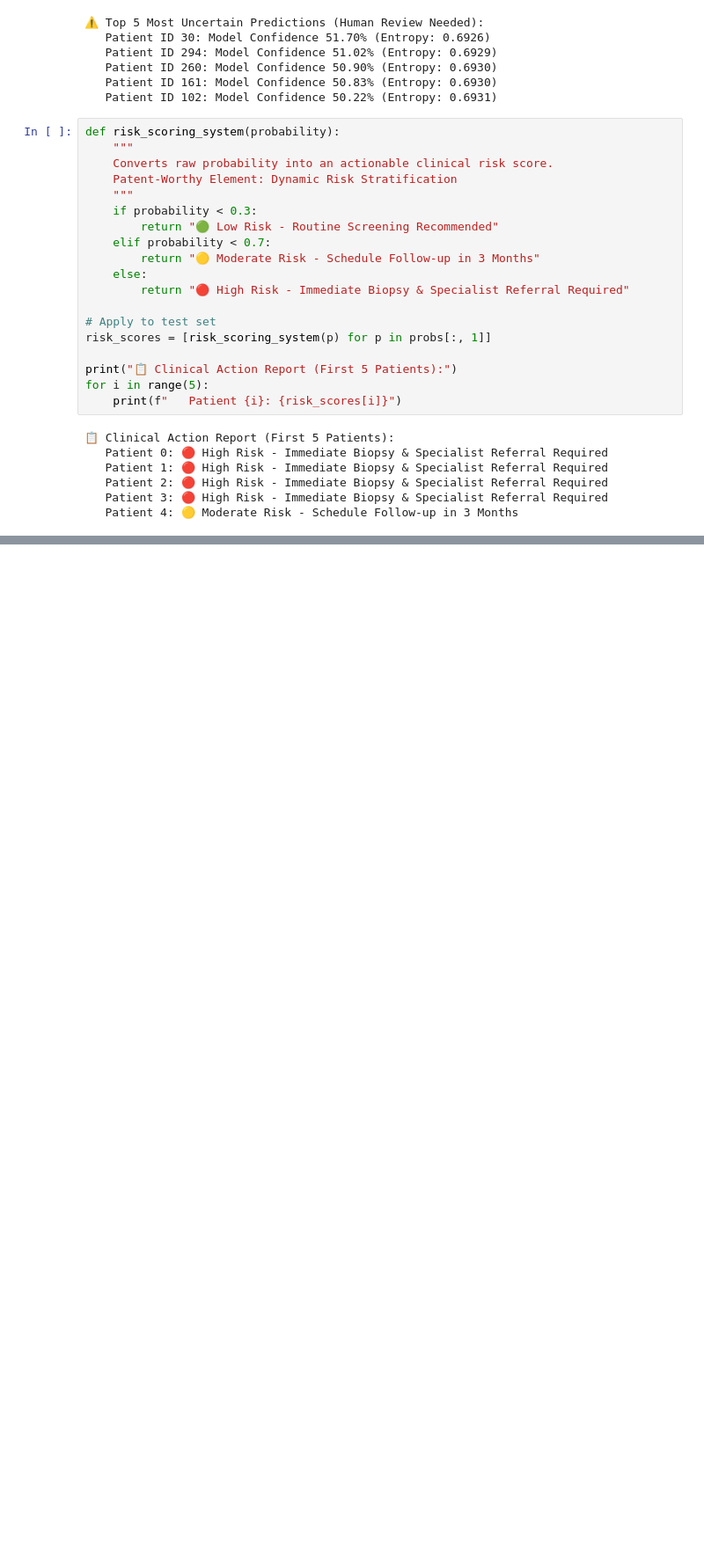
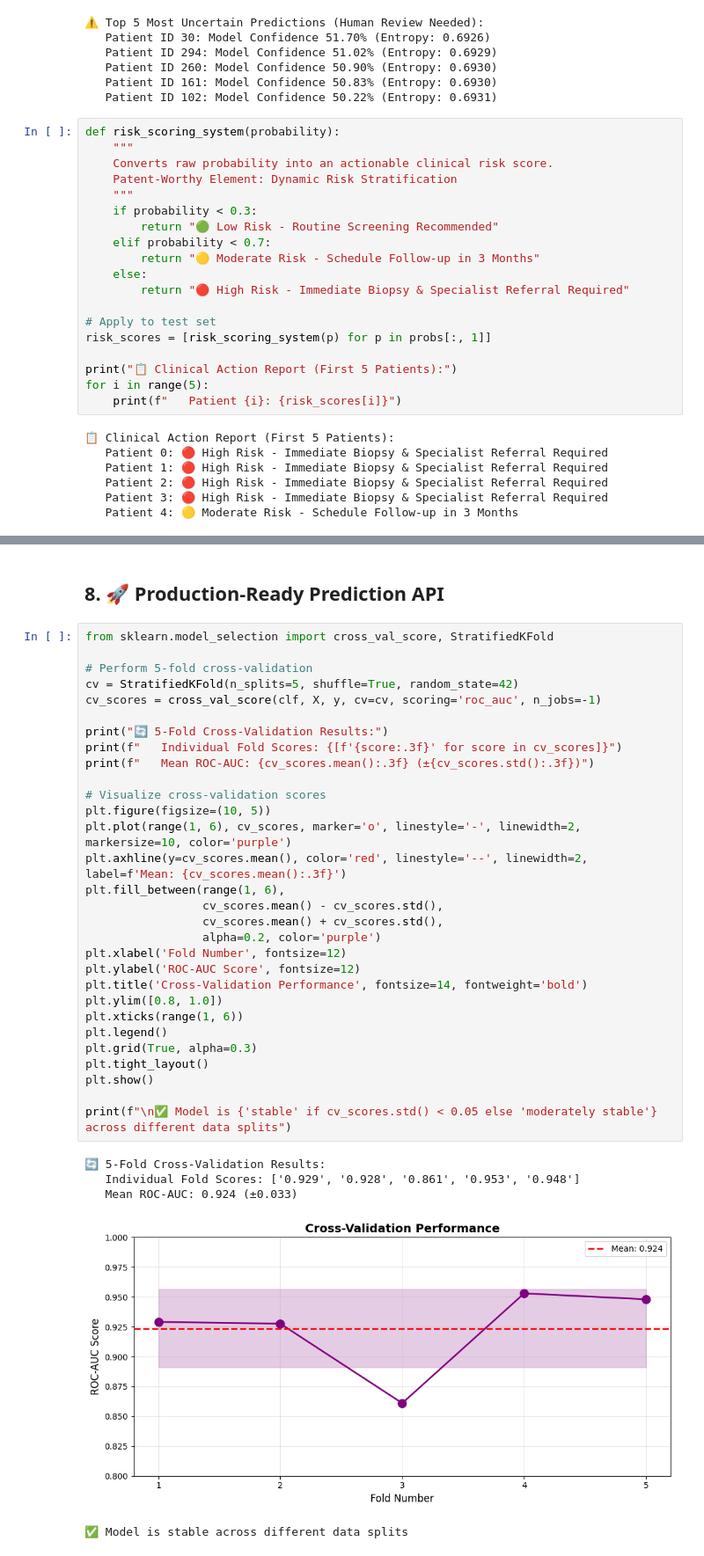
Before and after one commit to Kaustab2003/cancer-prediction, a Jupyter notebook: Advanced_Cancer_Prediction_System.ipynb, the cells around one changed output, grey strips where cells are left out. Shown at 88% size. Drawn from its saved outputs; the diff is of its cells as text; blank space fills up the shorter version.

```diff
--- a/Advanced_Cancer_Prediction_System.ipynb
+++ b/Advanced_Cancer_Prediction_System.ipynb
@@ -312,0 +531,38 @@ for i in range(5):
+# %% [markdown]
+## 8. 🚀 Production-Ready Prediction API
+# %%
+from sklearn.model_selection import cross_val_score, StratifiedKFold
+
+# Perform 5-fold cross-validation
+cv = StratifiedKFold(n_splits=5, shuffle=True, random_state=42)
+cv_scores = cross_val_score(clf, X, y, cv=cv, scoring='roc_auc', n_jobs=-1)
+
+print("🔄 5-Fold Cross-Validation Results:")
+print(f"   Individual Fold Scores: {[f'{score:.3f}' for score in cv_scores]}")
+print(f"   Mean ROC-AUC: {cv_scores.mean():.3f} (±{cv_scores.std():.3f})")
+
+# Visualize cross-validation scores
+plt.figure(figsize=(10, 5))
+plt.plot(range(1, 6), cv_scores, marker='o', linestyle='-', linewidth=2, markersize=10, color='purple')
+plt.axhline(y=cv_scores.mean(), color='red', linestyle='--', linewidth=2, label=f'Mean: {cv_scores.mean():.3f}')
+plt.fill_between(range(1, 6),
+                 cv_scores.mean() - cv_scores.std(),
+                 cv_scores.mean() + cv_scores.std(),
+                 alpha=0.2, color='purple')
+plt.xlabel('Fold Number', fontsize=12)
+plt.ylabel('ROC-AUC Score', fontsize=12)
+plt.title('Cross-Validation Performance', fontsize=14, fontweight='bold')
+plt.ylim([0.8, 1.0])
+plt.xticks(range(1, 6))
+plt.legend()
+plt.grid(True, alpha=0.3)
+plt.tight_layout()
+plt.show()
+
+print(f"\n✅ Model is {'stable' if cv_scores.std() < 0.05 else 'moderately stable'} across different data splits")
+# %% [output]
+🔄 5-Fold Cross-Validation Results:
+   Individual Fold Scores: ['0.929', '0.928', '0.861', '0.953', '0.948']
+   Mean ROC-AUC: 0.924 (±0.033)
+[figure, added]
+✅ Model is stable across different data splits
```
Also changed, not shown: parts of 11 cells of this notebook, 8 other files.
